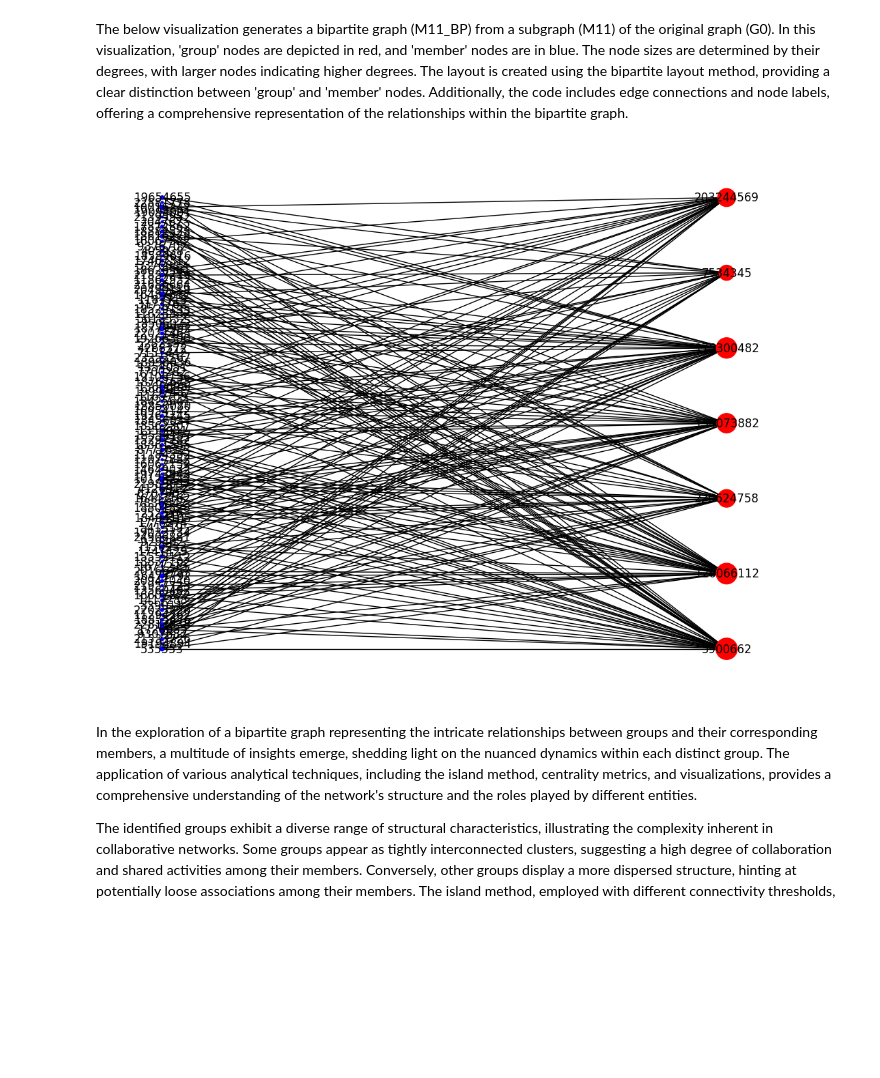
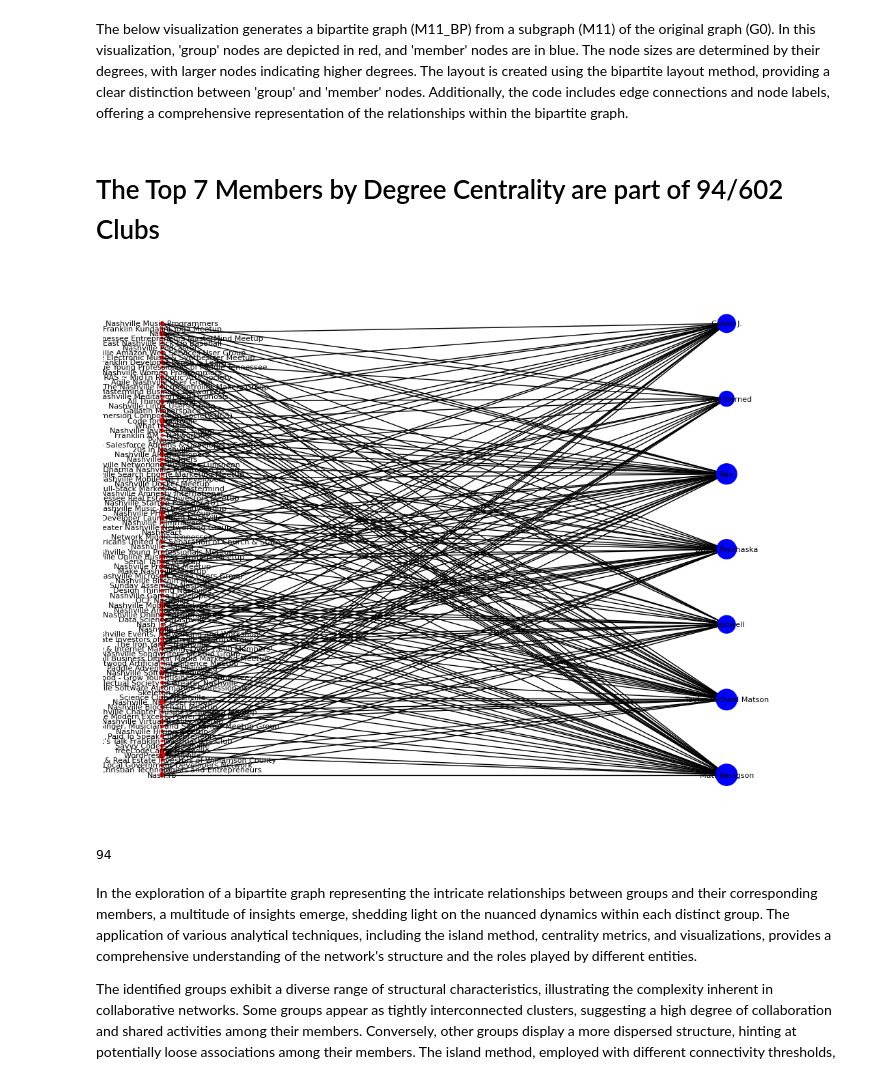
Before and after one commit to enidroman/Data-620-Web-Analysis, a Jupyter notebook: Project_2_Nashville_Meetup_Network_Analysis.ipynb, the cells around one changed output. Cells and saved outputs as stored; diff of their text form; code cells hidden in the pictures; blank space fills up the shorter version.

```diff
--- a/Project_2_Nashville_Meetup_Network_Analysis.ipynb
+++ b/Project_2_Nashville_Meetup_Network_Analysis.ipynb
@@ -233,3 +235,10 @@ for _, row in group_metadata.iterrows():
+# %%
+#Adding metadata to group nodes
+member_metadata = pd.read_csv('meta-members.csv')
+
+for _, row in member_metadata.iterrows():
+    G.nodes[row['member_id']]['member_name'] = row['name']
+    G.nodes[row['member_id']]['city'] = row['city']
 # %% [markdown]
 This function returns True if the graph is bipartite and False otherwise.
 # %%
@@ -325,8 +334,9 @@ Node: 206481851, Degree: 21
 We took a quick look of three elements in the edges: the source node, the target node, and a dictionary of attributes associated with the edge, such as the weight of the edge
 # %%
 #Check attributes for an edge:
-for edge in G0.edges(data=True):
+for i, edge in enumerate(G0.edges(data=True)):
     print(edge)
-    break
+    if i ==3:
+      break
 # %% [output]
 (19277993, 2069, {'weight': 3})
@@ -521,0 +666,11 @@ nx.draw(M9, pos=pos, node_size=[v*100 for v in node_degrees_M9.values()], with_l
+# %%
+#M9 top 20 member degree centrality
+degree_centrality_M9 = nx.degree_centrality(M9)
+member_centrality_M9 = {n: centrality for n, centrality in degree_centrality_M9.items() if n in bottom_nodes}
+top_member_nodes = sorted(member_centrality_M9.items(), key=lambda x: x[1], reverse=True)
+top_20_members = top_member_nodes[:20]
+
+for node, centrality in top_20_members:
+  member_name = M.nodes[node].get('member_name', 'Unknown Member')
+  #print(f"Node: {node}, Degree Centrality: {centrality}")
+  print(f"Member Name: {member_name}, Degree Centrality: {centrality}")
@@ -599,47 +775,60 @@ bi.is_bipartite(M9_BP)
 True
 # %% [markdown]
 The below visualization generates a bipartite graph (M11_BP) from a subgraph (M11) of the original graph (G0). In this visualization, 'group' nodes are depicted in red, and 'member' nodes are in blue. The node sizes are determined by their degrees, with larger nodes indicating higher degrees. The layout is created using the bipartite layout method, providing a clear distinction between 'group' and 'member' nodes. Additionally, the code includes edge connections and node labels, offering a comprehensive representation of the relationships within the bipartite graph.
+# %% [markdown]
+# The Top 7 Members by Degree Centrality are part of 94/602 Clubs
 # %%
 M11 = trim_edges(M, 11)
 M11_BP = create_bipartite_with_groups(M11, G0)
 
 top_nodes, bottom_nodes = nx.bipartite.sets(G0)
 
 # Calculate the degree of each node
 node_degrees = dict(M11_BP.degree())
 color = []
 for node in M11_BP.nodes():
   if node in bottom_nodes:
+    color.append('blue')
+  else:
     color.append('red')
-  else:
-    color.append('blue')
-
 
 sizes = []#[node_degrees[node] * 100 for node in M11_BP.nodes()]
 for node in M11_BP.nodes():
   if node in top_nodes:
     sizes.append(node_degrees[node] * 5)
   else:
     sizes.append(node_degrees[node] * 15)
 
 top_nodes, bottom_nodes = nx.bipartite.sets(M11_BP)
 
 # Create the bipartite layout
 plt.figure(figsize=(10, 8))
-# pos = dict()
-# pos.update((n, (1, i)) for i, n in enumerate(bottom_nodes))
-# pos.update((n, (2, i)) for i, n in enumerate(top_nodes))
 pos = nx.bipartite_layout(M11_BP, bottom_nodes)
 
 labels = {node: node for node in M11_BP.nodes()}
 
+
+top_nodes, bottom_nodes = nx.bipartite.sets(G0)
+updated_labels = {}
+for node_id in labels.keys():
+    if node_id in bottom_nodes:
+        updated_labels[node_id] = G0.nodes[node_id].get('member_name', f'Unknown Member {node_id}')
+    elif node_id in top_nodes:
+        updated_labels[node_id] = G0.nodes[node_id].get('group_name', f'Unknown Group {node_id}')
+    else:
+        updated_labels[node_id] = f'Unknown Node {node_id}'
+
 # Draw the bipartite graph
-nx.draw(M11_BP, pos=pos, with_labels=True,node_color=color, node_size=sizes, labels=labels)
+nx.draw(M11_BP, pos=pos, with_labels=True,node_color=color, node_size=sizes, labels=updated_labels, font_size=8)
 
 # Show the plot
 plt.show()
 # %% [output]
-[figure, old version]
+[figure, new version]
+# %%
+print(len(M11_BP.nodes())-len(M11.nodes()))
+# %% [output]
+94
 # %% [markdown]
 In the exploration of a bipartite graph representing the intricate relationships between groups and their corresponding members, a multitude of insights emerge, shedding light on the nuanced dynamics within each distinct group. The application of various analytical techniques, including the island method, centrality metrics, and visualizations, provides a comprehensive understanding of the network's structure and the roles played by different entities.
 
```
Also changed, not shown: parts of 38 cells of this notebook.
